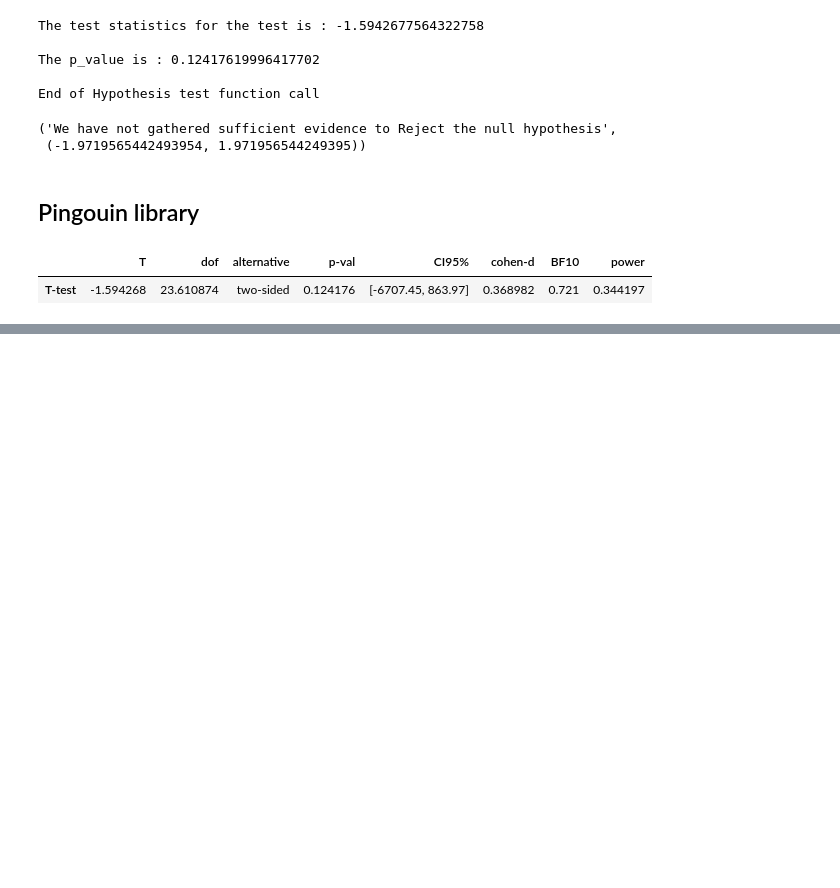
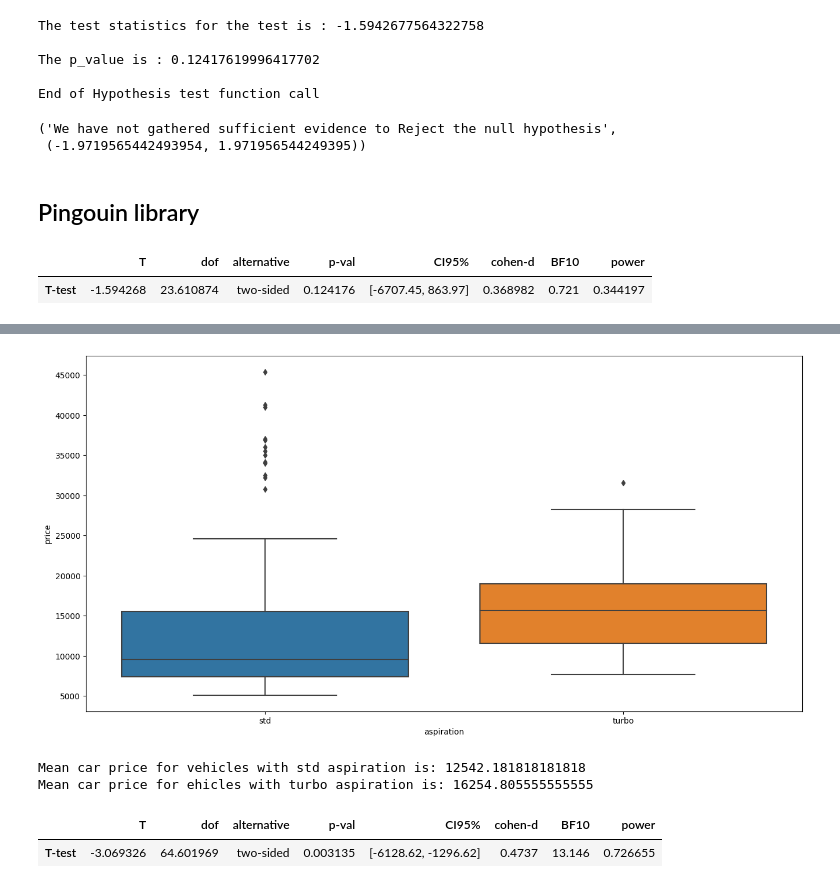
Before and after one commit to obeabi/Stats, a Jupyter notebook: AB_Test_ContinousOutcome.ipynb, the cells around one changed output, grey strips where cells are left out. Cells and saved outputs as stored; diff of their text form; code cells hidden in the pictures; blank space fills up the shorter version.

```diff
--- a/AB_Test_ContinousOutcome.ipynb
+++ b/AB_Test_ContinousOutcome.ipynb
@@ -377,0 +395,22 @@ ttest(x1,x2,alternative= 'two-sided', correction= 'auto', confidence= 0.95)
+# %%
+# Box plot
+sns.boxplot( x= 'aspiration', y = 'price', data = df)
+plt.show()
+# %% [output]
+[figure, added]
+# %%
+# Calculate  means
+x1 = df[df['aspiration'] == 'std']['price'].values
+x2 = df[df['aspiration'] == 'turbo']['price'].values
+
+print('Mean car price for vehicles with std aspiration is:' , np.mean(x1))
+print('Mean car price for vehicles with turbo aspiration is:' , np.mean(x2))
+# %% [output]
+Mean car price for vehicles with std aspiration is: 12542.181818181818
+Mean car price for ehicles with turbo aspiration is: 16254.805555555555
+# %%
+# perform statistical test here
+ttest(x1,x2,alternative= 'two-sided', correction= 'auto', confidence= 0.95)
+# %% [output]
+|  | T | dof | alternative | p-val | CI95% | cohen-d | BF10 | power |
+| T-test | -3.069326 | 64.601969 | two-sided | 0.003135 | [-6128.62, -1296.62] | 0.4737 | 13.146 | 0.726655 |
```
Also changed, not shown: parts of 7 cells of this notebook.
